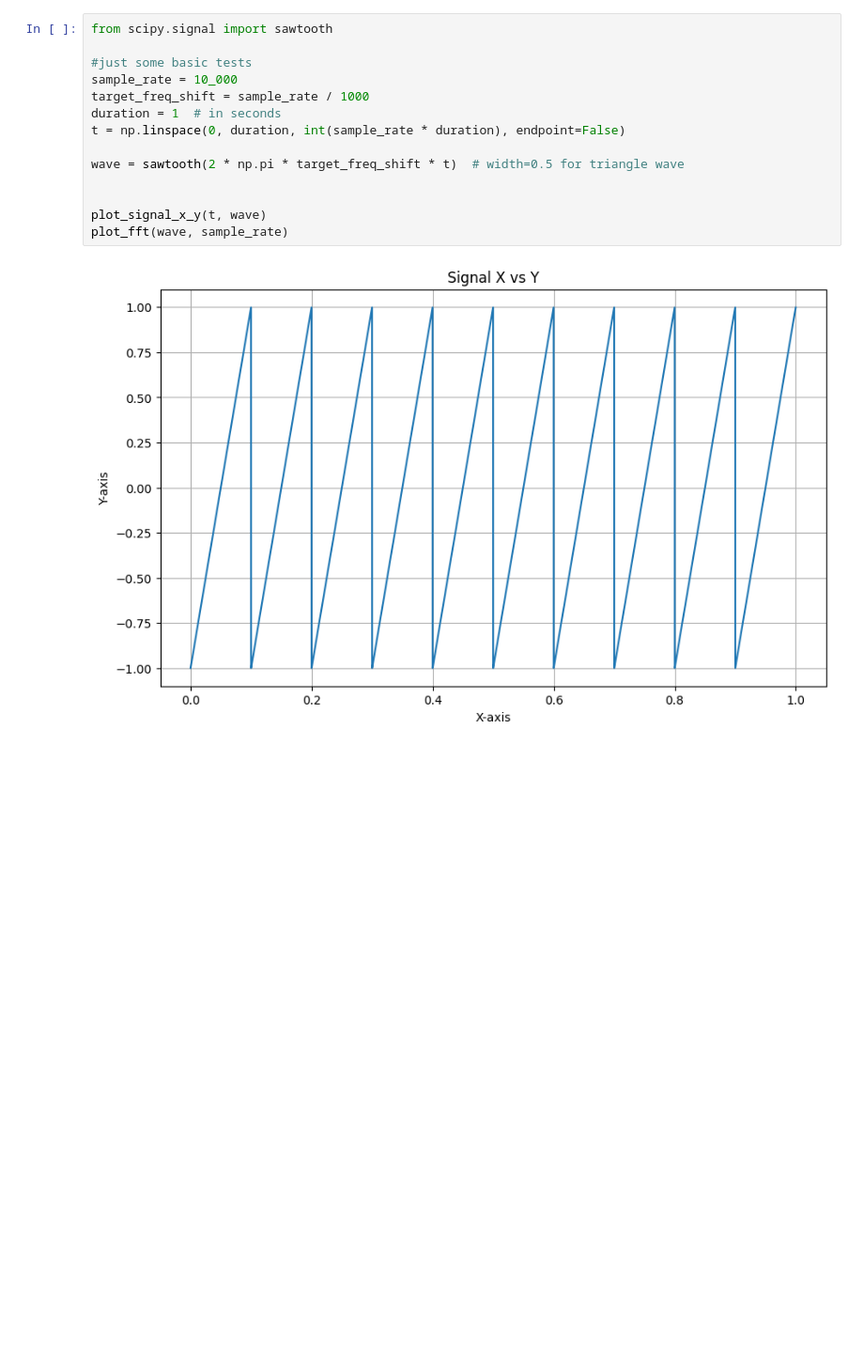
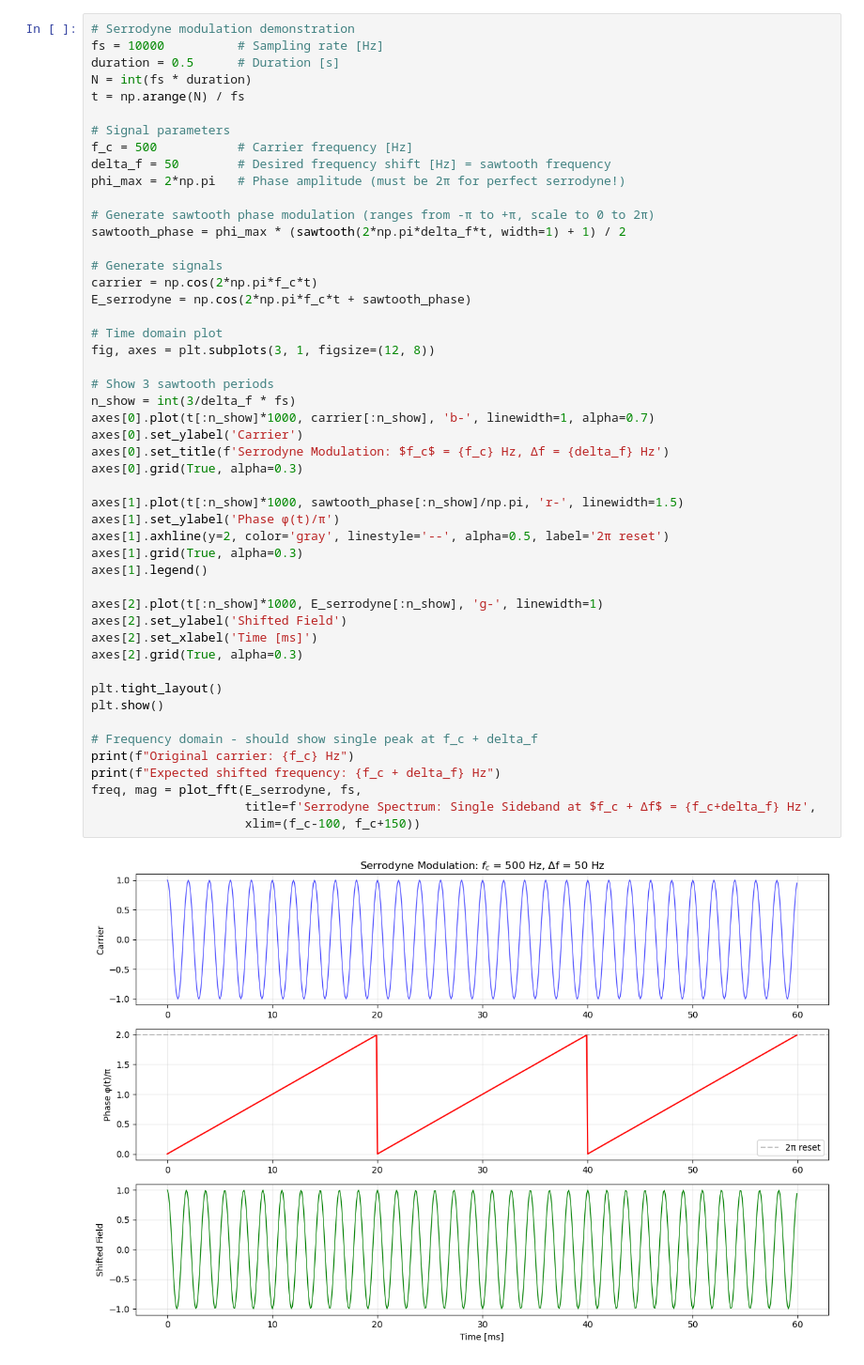
Before and after one commit to selfoluap/RFSoC4x2-AWG, a Jupyter notebook: notebooks/serrodyne.ipynb, the cells around one changed output. Shown at 94% size. Cells and saved outputs as stored; diff of their text form; blank space fills up the shorter version.

```diff
--- a/notebooks/serrodyne.ipynb
+++ b/notebooks/serrodyne.ipynb
@@ -129,16 +162,51 @@ The peak frequency is 0.00 MHz with a magnitude of 608613129.77
 # %%
-from scipy.signal import sawtooth
+# Serrodyne modulation demonstration
+fs = 10000          # Sampling rate [Hz]
+duration = 0.5      # Duration [s]
+N = int(fs * duration)
+t = np.arange(N) / fs
 
-#just some basic tests
-sample_rate = 10_000
-target_freq_shift = sample_rate / 1000
-duration = 1  # in seconds
-t = np.linspace(0, duration, int(sample_rate * duration), endpoint=False)
+# Signal parameters
+f_c = 500           # Carrier frequency [Hz]
+delta_f = 50        # Desired frequency shift [Hz] = sawtooth frequency
+phi_max = 2*np.pi   # Phase amplitude (must be 2π for perfect serrodyne!)
 
-wave = sawtooth(2 * np.pi * target_freq_shift * t)  # width=0.5 for triangle wave
+# Generate sawtooth phase modulation (ranges from -π to +π, scale to 0 to 2π)
+sawtooth_phase = phi_max * (sawtooth(2*np.pi*delta_f*t, width=1) + 1) / 2
 
+# Generate signals
+carrier = np.cos(2*np.pi*f_c*t)
+E_serrodyne = np.cos(2*np.pi*f_c*t + sawtooth_phase)
 
-plot_signal_x_y(t, wave)
-plot_fft(wave, sample_rate)
+# Time domain plot
+fig, axes = plt.subplots(3, 1, figsize=(12, 8))
+
+# Show 3 sawtooth periods
+n_show = int(3/delta_f * fs)
+axes[0].plot(t[:n_show]*1000, carrier[:n_show], 'b-', linewidth=1, alpha=0.7)
+axes[0].set_ylabel('Carrier')
+axes[0].set_title(f'Serrodyne Modulation: $f_c$ = {f_c} Hz, Δf = {delta_f} Hz')
+axes[0].grid(True, alpha=0.3)
+
+axes[1].plot(t[:n_show]*1000, sawtooth_phase[:n_show]/np.pi, 'r-', linewidth=1.5)
+axes[1].set_ylabel('Phase φ(t)/π')
+axes[1].axhline(y=2, color='gray', linestyle='--', alpha=0.5, label='2π reset')
+axes[1].grid(True, alpha=0.3)
+axes[1].legend()
+
+axes[2].plot(t[:n_show]*1000, E_serrodyne[:n_show], 'g-', linewidth=1)
+axes[2].set_ylabel('Shifted Field')
+axes[2].set_xlabel('Time [ms]')
+axes[2].grid(True, alpha=0.3)
+
+plt.tight_layout()
+plt.show()
+
+# Frequency domain - should show single peak at f_c + delta_f
+print(f"Original carrier: {f_c} Hz")
+print(f"Expected shifted frequency: {f_c + delta_f} Hz")
+freq, mag = plot_fft(E_serrodyne, fs,
+                     title=f'Serrodyne Spectrum: Single Sideband at $f_c + Δf$ = {f_c+delta_f} Hz',
+                     xlim=(f_c-100, f_c+150))
 # %% [output]
-[figure, old version]
+[figure, new version]
```
Also changed, not shown: parts of 16 cells of this notebook, 50 other files.
